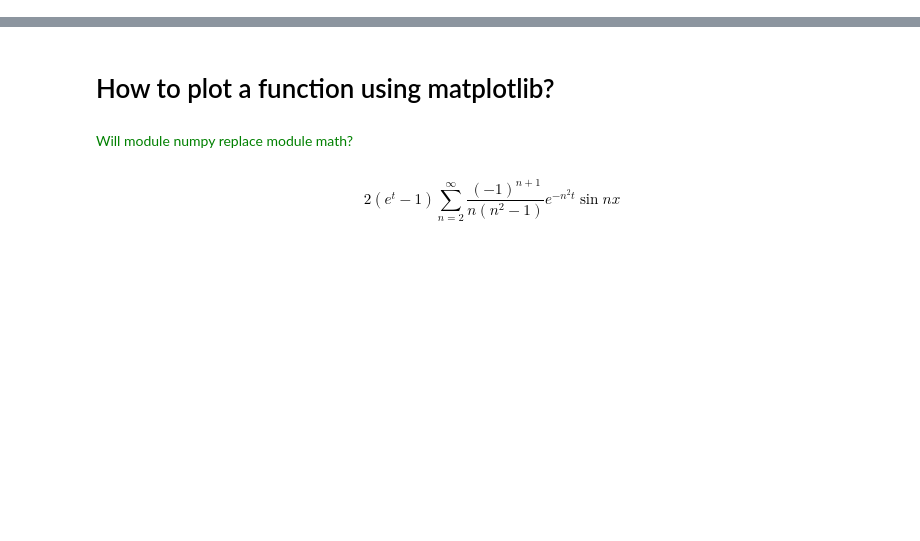
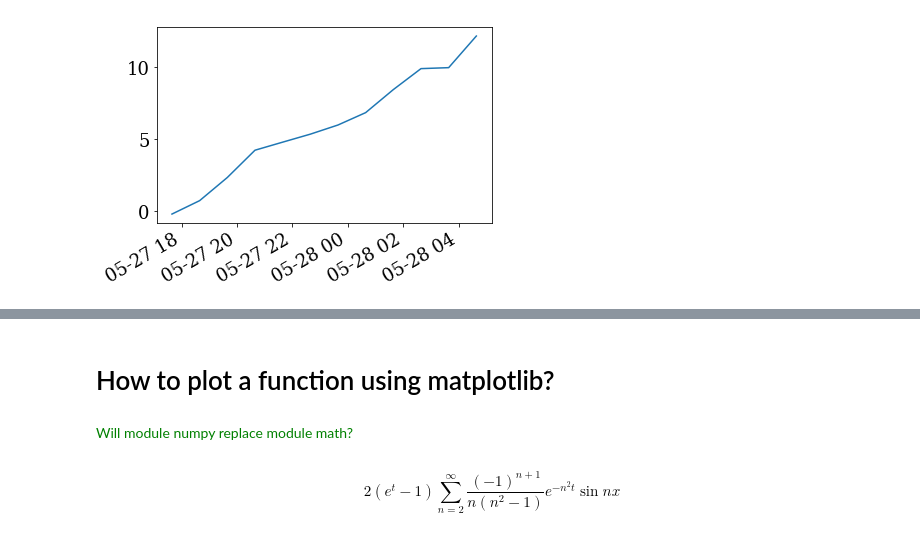
Before and after one commit to ComplicatedPhenomenon/IPython_training, a Jupyter notebook: DataVisualization/matplotlib.ipynb, the cells around one changed output, grey strips where cells are left out. Drawn from its saved outputs; the diff is of its cells as text; code cells hidden in the pictures; blank space fills up the shorter version.

```diff
--- a/DataVisualization/matplotlib.ipynb
+++ b/DataVisualization/matplotlib.ipynb
@@ -15,0 +22,13 @@ matplotlib.rcParams.update({'font.family':'serif'})
+# %%
+# make up some data
+x = [datetime.datetime.now() + datetime.timedelta(hours=i) for i in range(12)]
+y = [i+random.gauss(0,1) for i,_ in enumerate(x)]
+
+# plot
+plt.plot(x,y)
+# beautify the x-labels
+plt.gcf().autofmt_xdate()
+
+plt.show()
+# %% [output]
+[figure, added]
```
Also changed, not shown: parts of 4 cells of this notebook, 7 other files.
